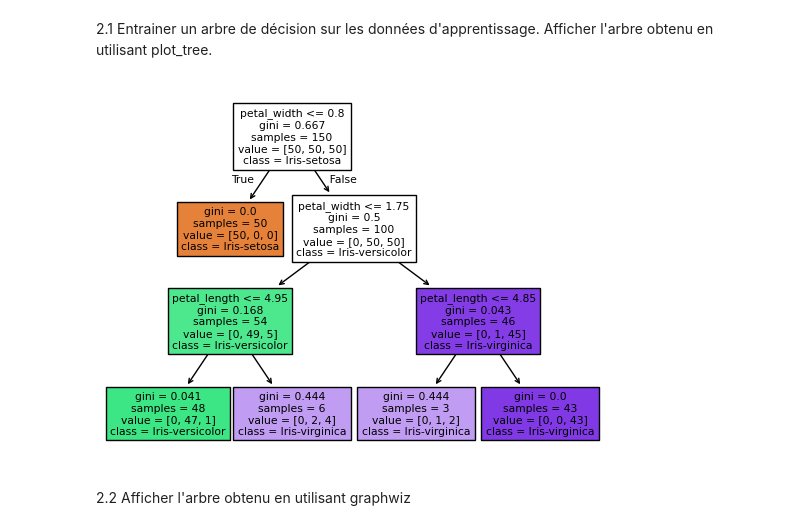
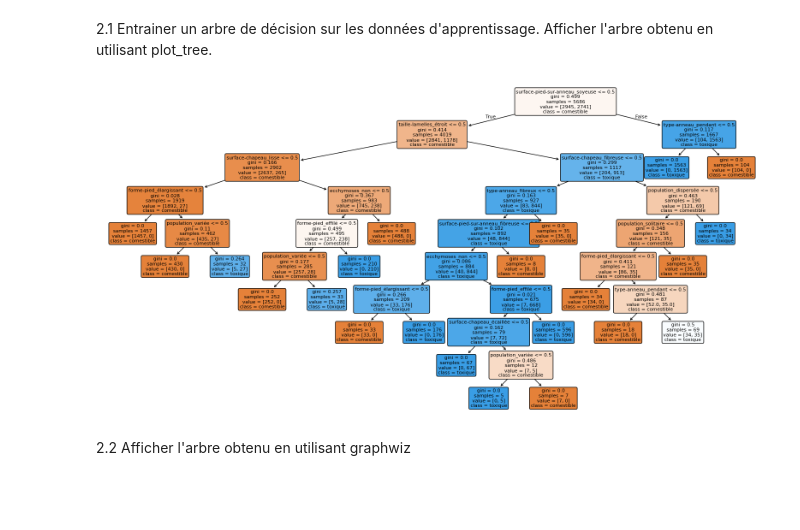
Before and after one commit to Sancti0n/epsi_code_tp, a Jupyter notebook: MachineLeaning/TP1_classification_champignons.ipynb, the cells around one changed output. Drawn from its saved outputs; the diff is of its cells as text; code cells hidden in the pictures; blank space fills up the shorter version.

```diff
--- a/MachineLeaning/TP1_classification_champignons.ipynb
+++ b/MachineLeaning/TP1_classification_champignons.ipynb
@@ -141,0 +106,10 @@ df
+# %%
+features = df.drop(columns=['toxicite_comestible', 'toxicite_toxique'])
+labels = df['toxicite_toxique']
+
+# 70%/30%
+X_train, X_dev, y_train, y_dev = train_test_split(
+    features, labels, test_size=0.3, random_state=42, stratify=labels
+)
+
+features, labels
@@ -146,18 +137,24 @@ df
 2.1 Entrainer un arbre de décision sur les données d'apprentissage. Afficher l'arbre obtenu en utilisant plot_tree.
-# %%
-from sklearn.datasets import load_iris
-from sklearn.tree import DecisionTreeClassifier, plot_tree
-import matplotlib.pyplot as plt
-
-iris= load_iris()
-#Déclaration de l'arbre de décision
-clf = DecisionTreeClassifier(max_depth=3)
-#Entrainement de l'abre de décision
-clf.fit(iris.data, iris.target)
-#Affichage de l'abre de décision obtenu après entraînement
-plot_tree(clf, feature_names= ['sepal_length','sepal_width','petal_length','petal_width'], class_names=["Iris-setosa","Iris-versicolor","Iris-virginica"],filled=True)
-plt.show()
-# %% [output]
-[figure, removed]
+# %%
+#import matplotlib.pyplot as plt
+
+from sklearn.tree import DecisionTreeClassifier, plot_tree
+import matplotlib.pyplot as plt
+
+clf = DecisionTreeClassifier(random_state=42)
+clf.fit(X_train, y_train)
+
+plt.figure(figsize=(20,10))
+plot_tree(
+    clf,
+    feature_names=features.columns,
+    class_names=["comestible", "toxique"],
+    filled=True,
+    rounded=True,
+    fontsize=8
+)
+plt.show()
+# %% [output]
+[figure, added]
 # %% [markdown]
 2.2 Afficher l'arbre obtenu en utilisant graphwiz
```
Also changed, not shown: parts of 18 cells of this notebook.
